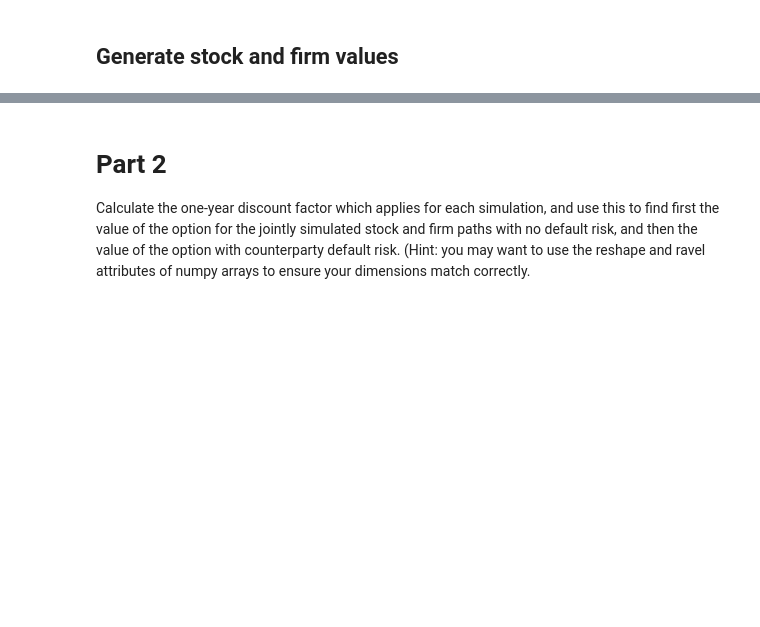
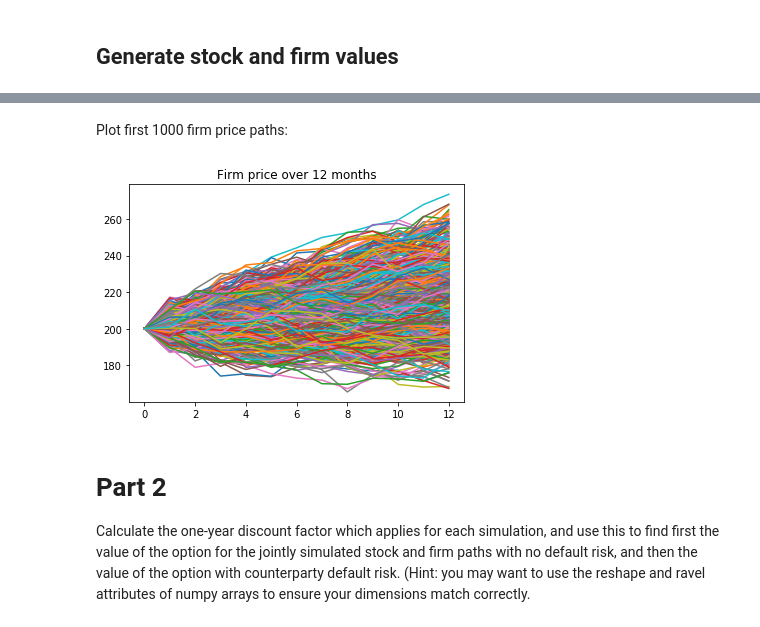
Before and after one commit to kyle-nguyennn/wqu-computational-finance, a Jupyter notebook: week7/Submission3.ipynb, the cells around one changed output, grey strips where cells are left out. Saved outputs shown, nothing was run; the diff lists cells and outputs as text; code cells hidden in the pictures; blank space fills up the shorter version.

```diff
--- a/week7/Submission3.ipynb
+++ b/week7/Submission3.ipynb
@@ -276,3 +283,9 @@ firm_prices
+# %% [markdown]
+Plot first 1000 firm price paths:
+# %%
+firm_prices.iloc[:,0:1000].plot(title='Firm price over 12 months', legend=False);
+# %% [output]
+[figure, added]
 # %% [markdown]
 # Part 2
 Calculate the one-year discount factor which applies for each simulation, and use this to find first the value of the option for the jointly simulated stock and firm paths with no default risk, and then the value of the option with counterparty default risk. (Hint: you may want to use the reshape and ravel attributes of numpy arrays to ensure your dimensions match correctly.
```
Also changed, not shown: parts of 13 cells of this notebook.
